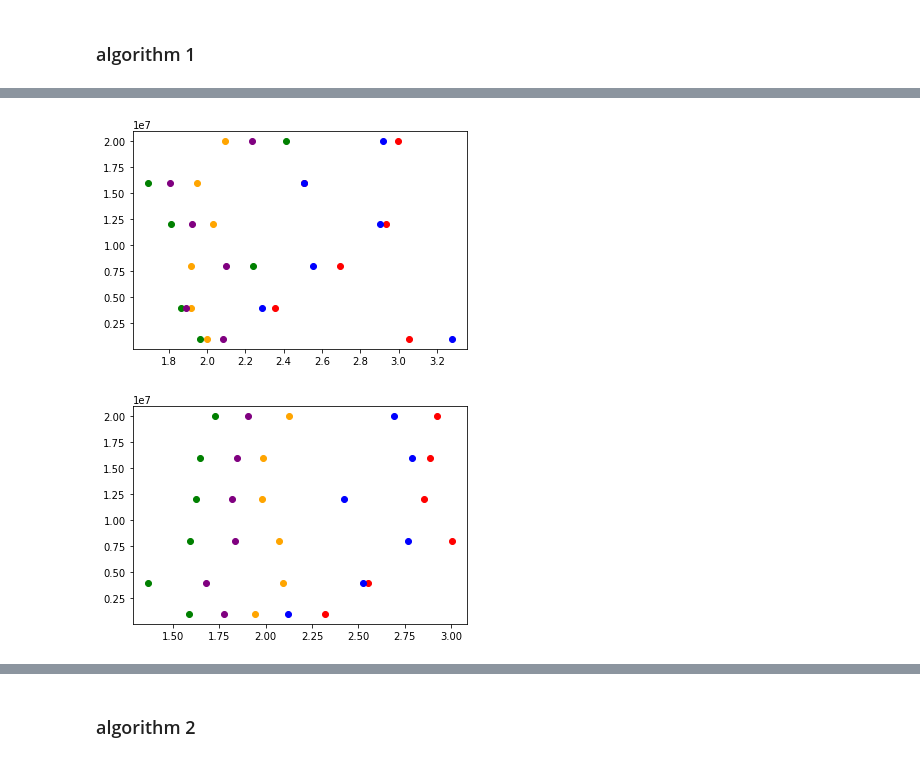
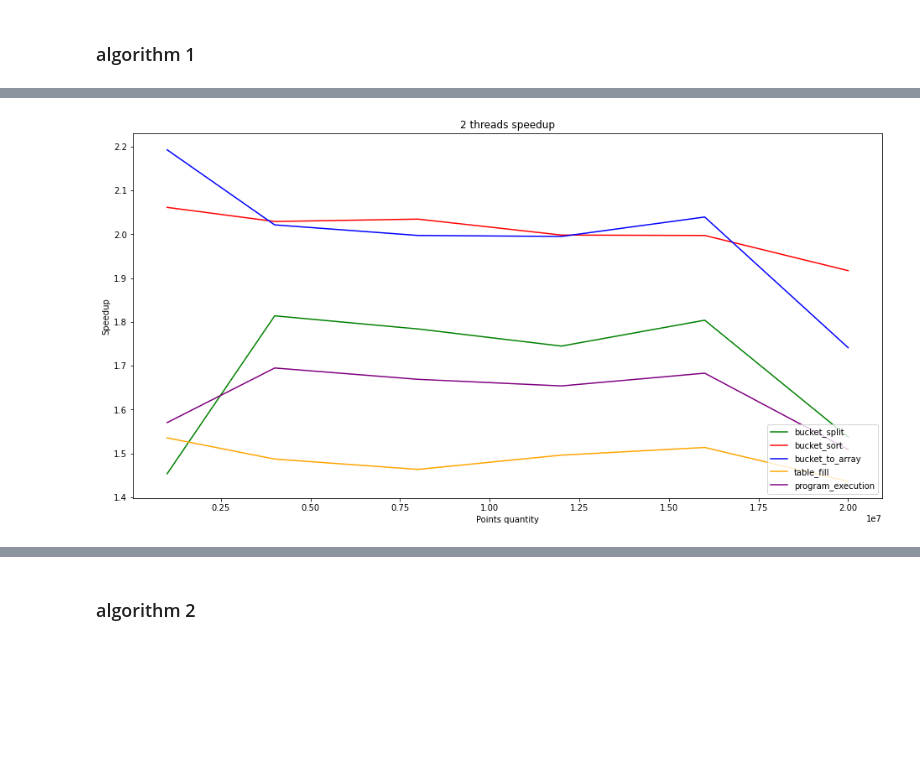
Before and after one commit to Mlokos/ParallelProgramming, a Jupyter notebook: lab7/analysis/gather_logs.ipynb, the cells around one changed output, grey strips where cells are left out. Cells and saved outputs as stored; diff of their text form; code cells hidden in the pictures; blank space fills up the shorter version.

Commit message:
Correct speedup display

```diff
--- a/lab7/analysis/gather_logs.ipynb
+++ b/lab7/analysis/gather_logs.ipynb
@@ -323,18 +314,17 @@ plt.show()
-# %%
-plt.scatter(bucket_split_3_threads, y, c='green')
-plt.scatter(bucket_sort_3_threads, y, c='red')
-plt.scatter(bucket_to_array_3_threads, y, c='blue')
-plt.scatter(table_fill_3_threads, y, c='orange')
-plt.scatter(program_execution_3_threads, y, c='purple')
-plt.show()
-# %% [output]
-[figure, removed]
-# %%
-plt.scatter(bucket_split_4_threads, y, c='green')
-plt.scatter(bucket_sort_4_threads, y, c='red')
-plt.scatter(bucket_to_array_4_threads, y, c='blue')
-plt.scatter(table_fill_4_threads, y, c='orange')
-plt.scatter(program_execution_4_threads, y, c='purple')
-plt.show()
-# %% [output]
-[figure, removed]
+# %%
+f = plt.figure()
+f.set_figwidth(16)
+f.set_figheight(8)
+
+plt.plot(y, bucket_split_2_threads, c='green', label='bucket_split')
+plt.plot(y, bucket_sort_2_threads, c='red', label='bucket_sort')
+plt.plot(y, bucket_to_array_2_threads, c='blue', label='bucket_to_array')
+plt.plot(y, table_fill_2_threads, c='orange', label='table_fill')
+plt.plot(y, program_execution_2_threads, c='purple', label='program_execution')
+plt.legend(loc="lower right")
+plt.title("2 threads speedup")
+plt.xlabel("Points quantity")
+plt.ylabel("Speedup")
+plt.show()
+# %% [output]
+[figure, added]
```
Also changed, not shown: parts of 9 cells of this notebook.
